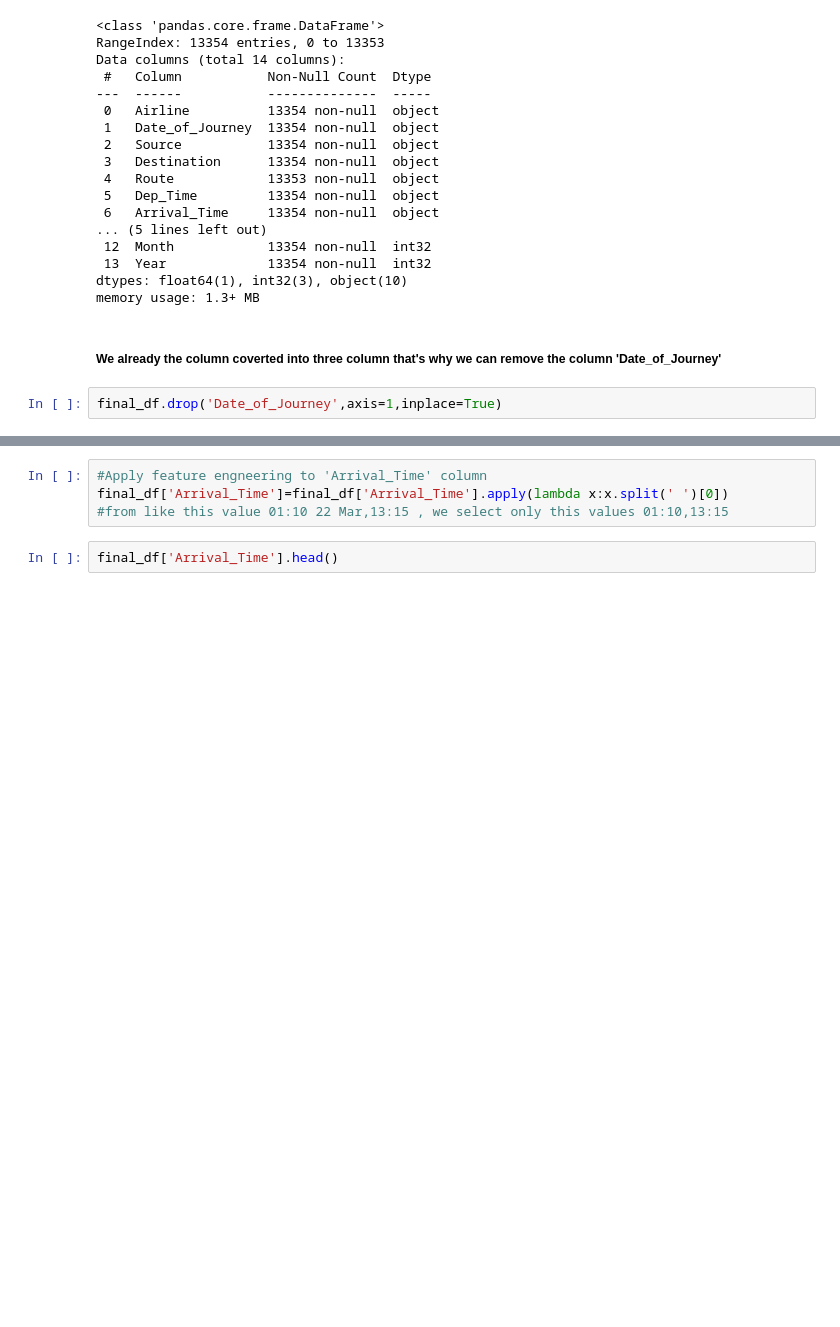
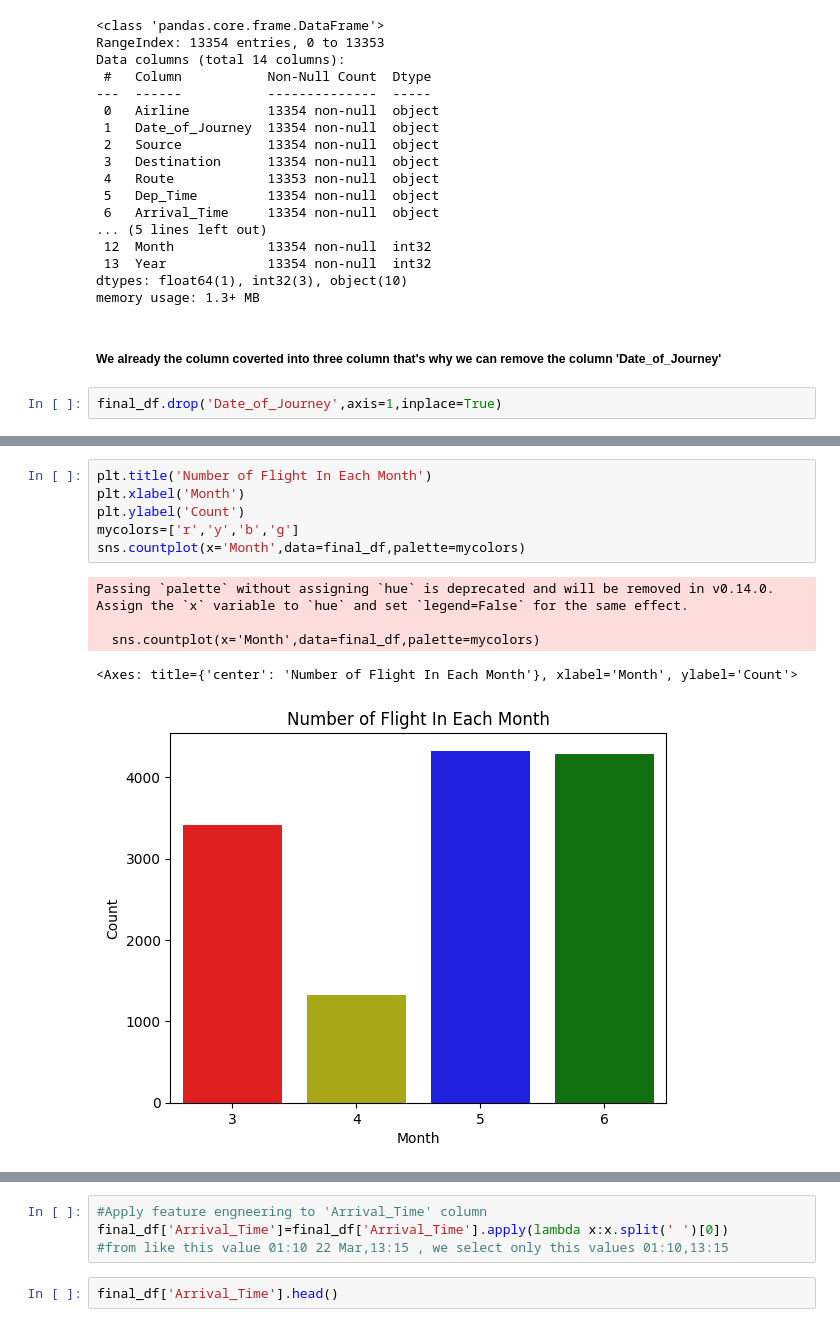
Before and after one commit to mhdnihas/Sample_Projects_DataScience, a Jupyter notebook: flight_prediction.ipynb, the cells around one changed output, grey strips where cells are left out. Cells and saved outputs as stored; diff of their text form; blank space fills up the shorter version.

```diff
--- a/flight_prediction.ipynb
+++ b/flight_prediction.ipynb
@@ -252,3 +264,15 @@ final_df.head()
 | 2 | Jet Airways | Delhi | Cochin | DEL → LKO → BOM → COK | 09:25 | 04:25 10 Jun | 19h | 2 stops | ... |
 | 3 | IndiGo | Kolkata | Banglore | CCU → NAG → BLR | 18:05 | 23:30 | 5h 25m | 1 stop | ... |
 | 4 | IndiGo | Banglore | New Delhi | BLR → NAG → DEL | 16:50 | 21:35 | 4h 45m | 1 stop | ... |
+# %%
+plt.title('Number of Flight In Each Month')
+plt.xlabel('Month')
+plt.ylabel('Count')
+mycolors=['r','y','b','g']
+sns.countplot(x='Month',data=final_df,palette=mycolors)
+# %% [output]
+Passing `palette` without assigning `hue` is deprecated and will be removed in v0.14.0. Assign the `x` variable to `hue` and set `legend=False` for the same effect.
+
+  sns.countplot(x='Month',data=final_df,palette=mycolors)
+<Axes: title={'center': 'Number of Flight In Each Month'}, xlabel='Month', ylabel='Count'>
+[figure, added]
```
Also changed, not shown: parts of 10 cells of this notebook.
